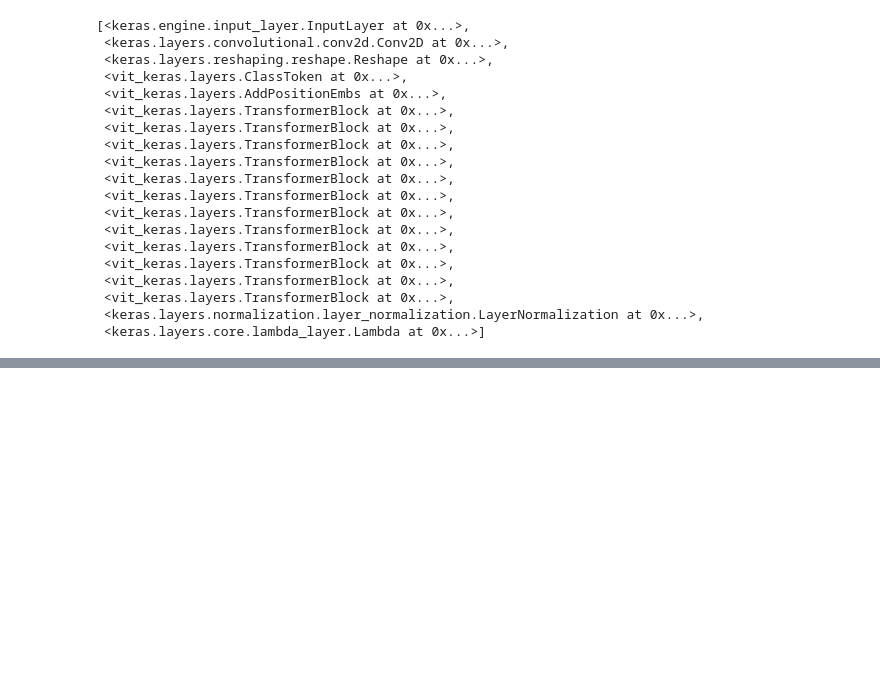
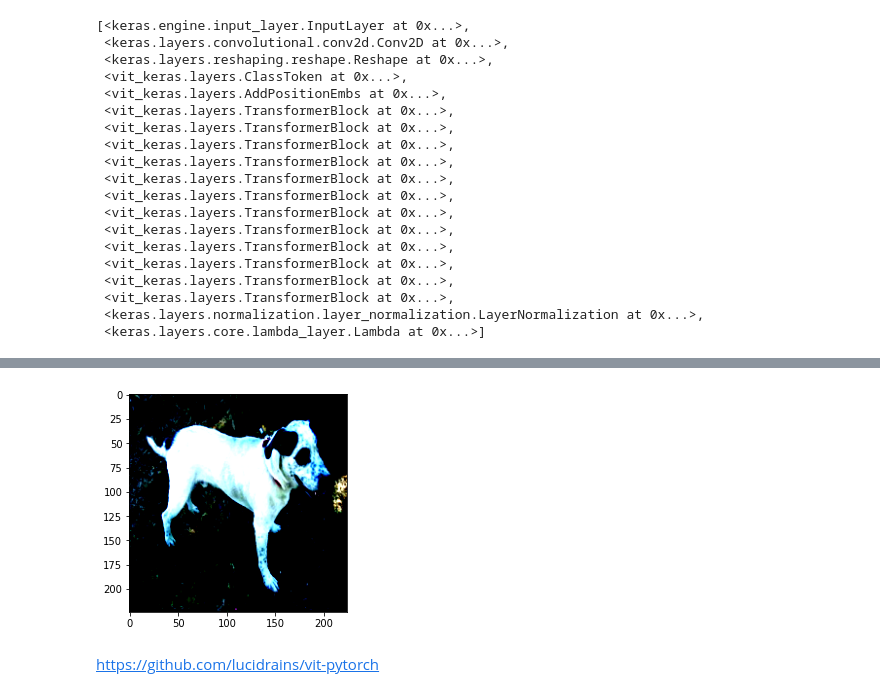
Before and after one commit to tanakakao/studymemo, a Jupyter notebook: vit_keras_torch.ipynb, the cells around one changed output, grey strips where cells are left out. Cells and saved outputs as stored; diff of their text form; code cells hidden in the pictures; blank space fills up the shorter version.

```diff
--- a/vit_keras_torch.ipynb
+++ b/vit_keras_torch.ipynb
@@ -1334,0 +1709,3 @@ class AttentionClassifier(nn.Module):
+# %%
+plt.imshow(imgs[20].detach().numpy().transpose(1,2,0));
+# %% [output]
@@ -1334,0 +1713,3 @@ class AttentionClassifier(nn.Module):
+[figure, added]
+# %% [markdown]
+https://github.com/lucidrains/vit-pytorch
```
Also changed, not shown: parts of 25 cells of this notebook.
